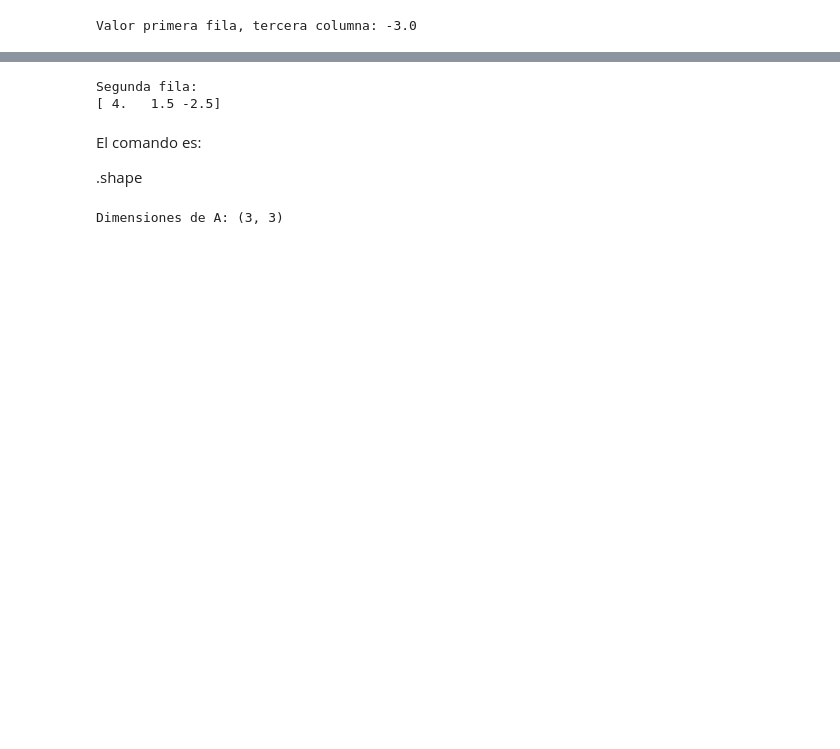
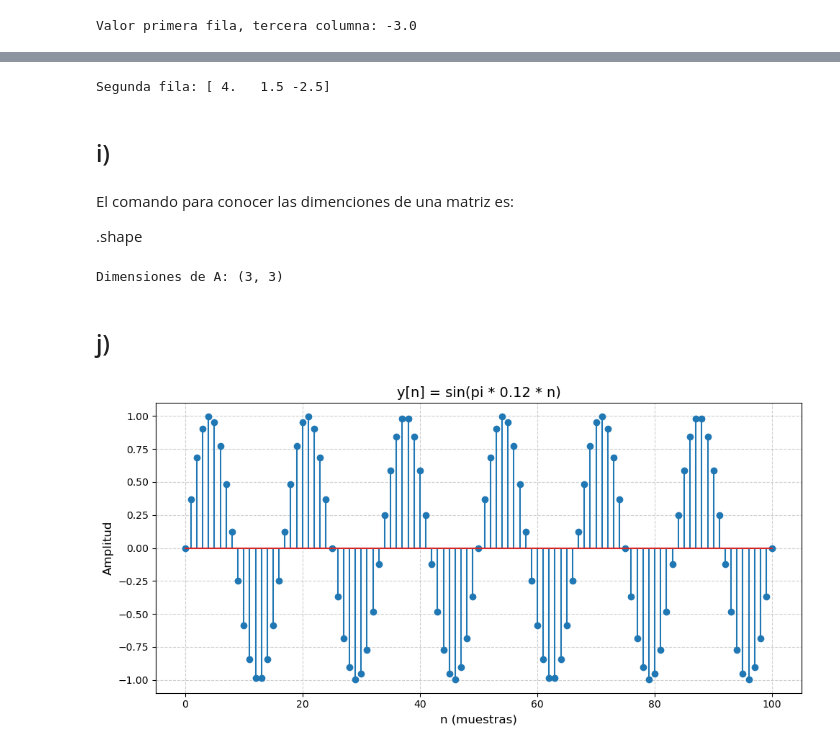
Before and after one commit to decagsito/Biosenales_20261, a Jupyter notebook: Practica_1.ipynb, the cells around one changed output, grey strips where cells are left out. Saved outputs shown, nothing was run; the diff lists cells and outputs as text; code cells hidden in the pictures; blank space fills up the shorter version.

Commit message:
segunda parte

```diff
--- a/Practica_1.ipynb
+++ b/Practica_1.ipynb
@@ -111,12 +130,12 @@ Valor primera fila, tercera columna: -3.0
 # %%
 segunda_fila = A[1, :]
-print("Segunda fila:")
-print(segunda_fila)
+print(f"Segunda fila: {segunda_fila}")
 # %% [output]
-Segunda fila:
-[ 4.   1.5 -2.5]
+Segunda fila: [ 4.   1.5 -2.5]
+# %% [markdown]
+## i)
 # %% [markdown]
-El comando es:
+El comando para conocer las dimenciones de una matriz es:
 
 .shape
 # %%
@@ -125,2 +144,29 @@ print("Dimensiones de A:", dimensiones)
 # %% [output]
 Dimensiones de A: (3, 3)
+# %% [markdown]
+## j)
+# %%
+# Intervalo
+n = np.arange(0, 101)  # n desde 0 hasta 100
+
+# Señal
+y = np.sin(np.pi * 0.12 * n)
+
+# Configuración de figura
+plt.figure(figsize=(10, 5))
+
+# Gráfica tipo discreta
+plt.stem(n, y)
+
+# Detalles estéticos
+plt.title("y[n] = sin(pi * 0.12 * n)", fontsize=14)
+plt.xlabel("n (muestras)", fontsize=12)
+plt.ylabel("Amplitud", fontsize=12)
+plt.xticks(fontsize=10)
+plt.yticks(fontsize=10)
+plt.grid(True, linestyle="--", alpha=0.6)
+
+plt.tight_layout()
+plt.show()
+# %% [output]
+[figure, added]
```
Also changed, not shown: parts of 23 cells of this notebook.
